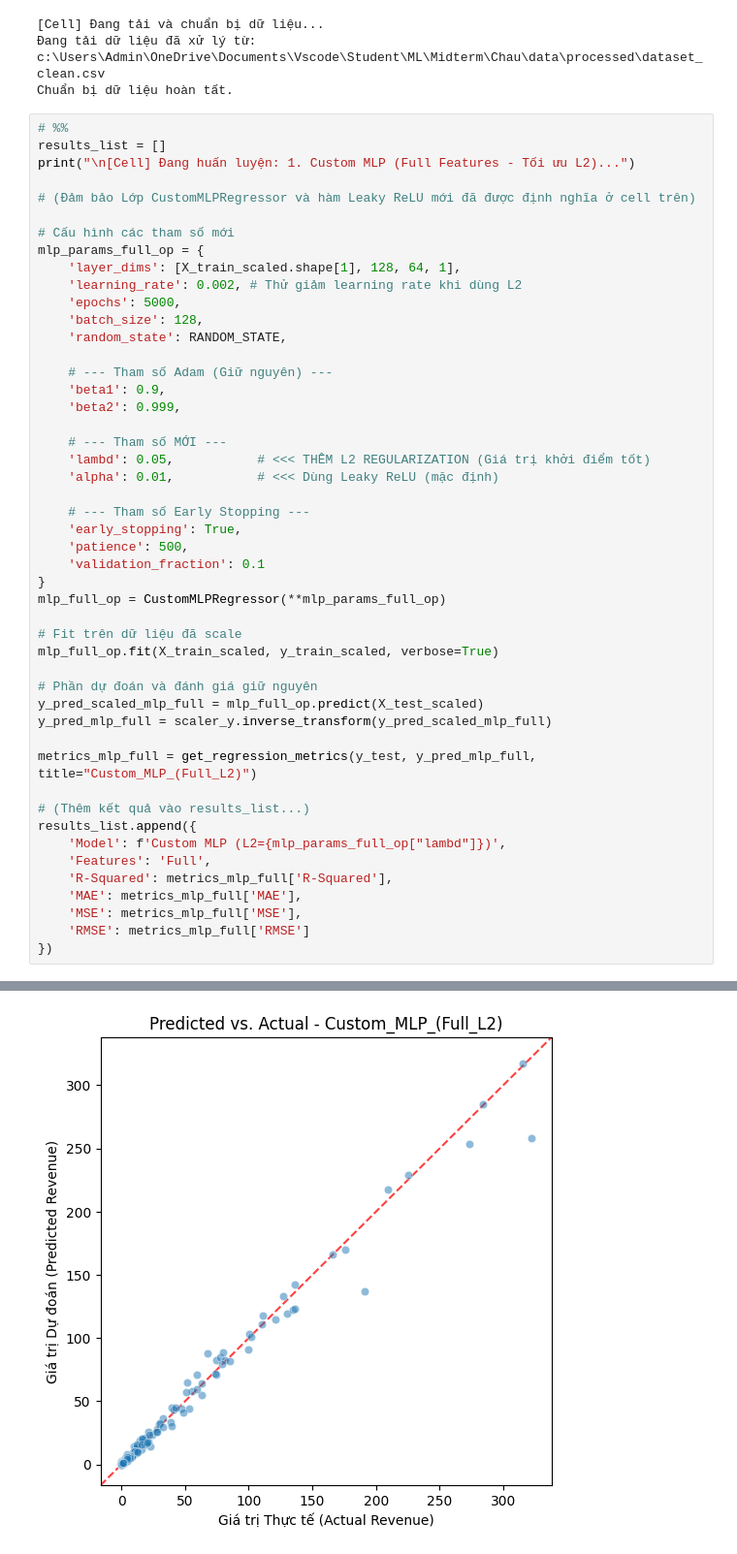
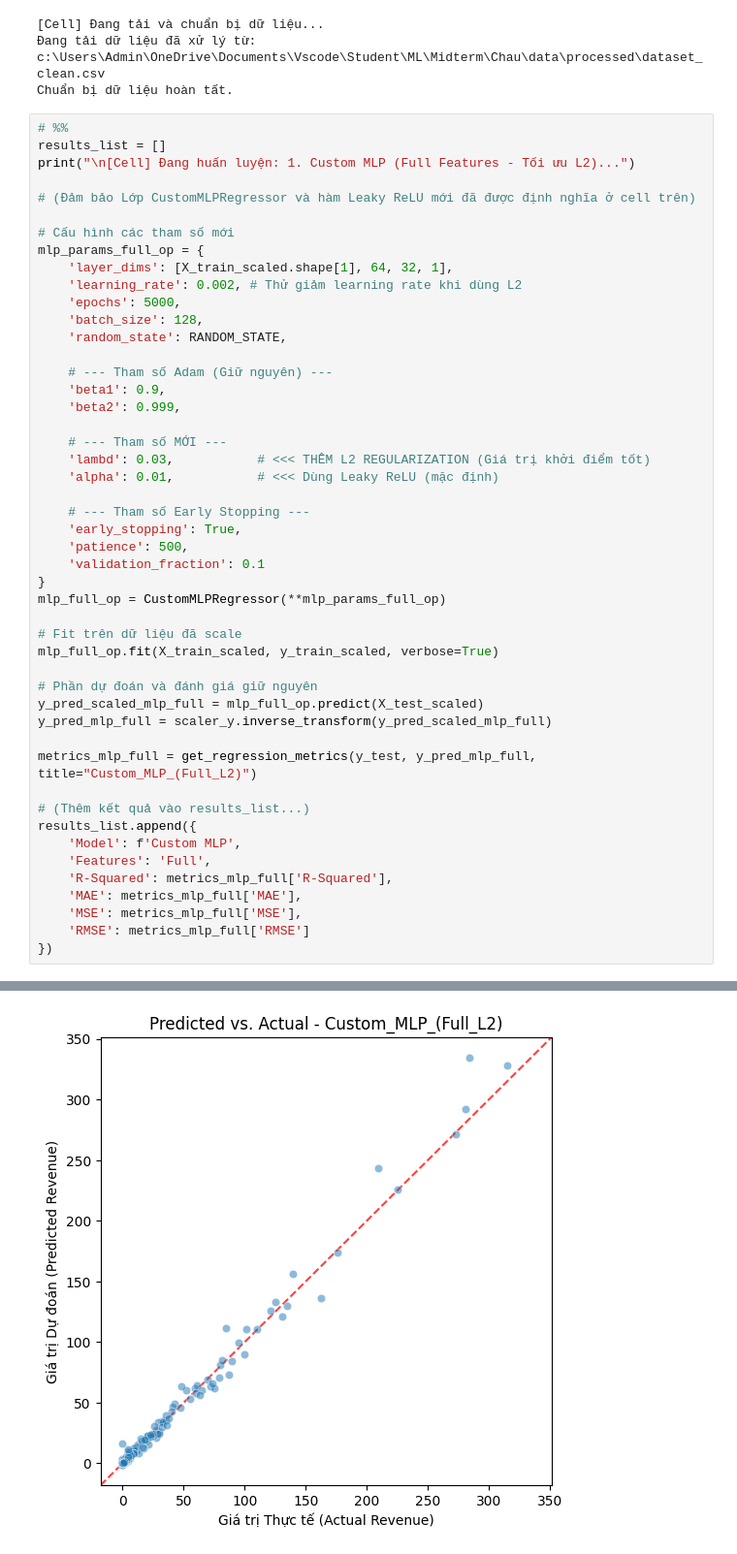
Before and after one commit to eternal01908/ML_midterm, a Jupyter notebook: notebook/03_custom_mlp.ipynb, the cells around one changed output, grey strips where cells are left out. Shown at 97% size. Drawn from its saved outputs; the diff is of its cells as text.

```diff
--- a/notebook/03_custom_mlp.ipynb
+++ b/notebook/03_custom_mlp.ipynb
@@ -457,7 +457,7 @@ print("\n[Cell] Đang huấn luyện: 1. Custom MLP (Full Features - Tối ưu L
 
 # Cấu hình các tham số mới
 mlp_params_full_op = {
-    'layer_dims': [X_train_scaled.shape[1], 128, 64, 1],
+    'layer_dims': [X_train_scaled.shape[1], 64, 32, 1],
     'learning_rate': 0.002, # Thử giảm learning rate khi dùng L2
     'epochs': 5000,
     'batch_size': 128,
@@ -468,7 +468,7 @@ mlp_params_full_op = {
     'beta2': 0.999,
 
     # --- Tham số MỚI ---
-    'lambd': 0.05,           # <<< THÊM L2 REGULARIZATION (Giá trị khởi điểm tốt)
+    'lambd': 0.03,           # <<< THÊM L2 REGULARIZATION (Giá trị khởi điểm tốt)
     'alpha': 0.01,           # <<< Dùng Leaky ReLU (mặc định)
 
     # --- Tham số Early Stopping ---
@@ -489,7 +489,7 @@ metrics_mlp_full = get_regression_metrics(y_test, y_pred_mlp_full, title="Custom
 
 # (Thêm kết quả vào results_list...)
 results_list.append({
-    'Model': f'Custom MLP (L2={mlp_params_full_op["lambd"]})',
+    'Model': f'Custom MLP',
     'Features': 'Full',
     'R-Squared': metrics_mlp_full['R-Squared'],
     'MAE': metrics_mlp_full['MAE'],
@@ -515,6 +515,6 @@ Root Mean Squared Error (RMSE): 5.4105
 ------------------------------
 Đã lưu biểu đồ phân tán tại: c:\Users\Admin\OneDrive\Documents\Vscode\Student\ML\Midterm\Chau\reports\figures\scatter_custom_mlp_(full_l2).png
-[figure, old version]
+[figure, new version]
 # %%
 print("\n[Cell] Đang huấn luyện: 2. Custom MLP (PCA Features - Tối ưu L2)...")
 
```
Also changed, not shown: parts of 3 cells of this notebook, 40 other files.
